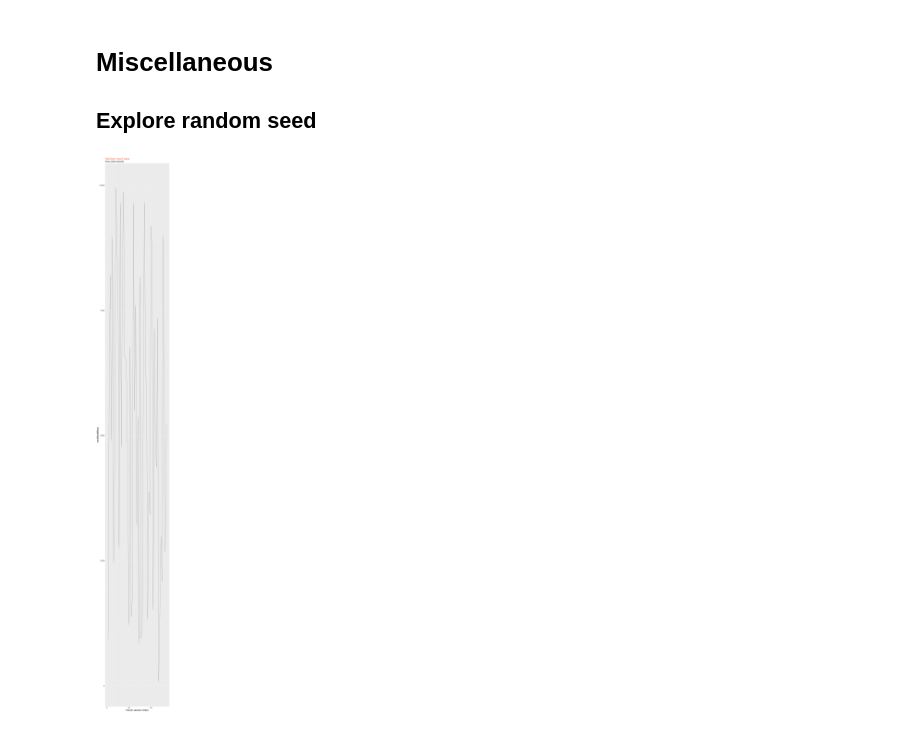
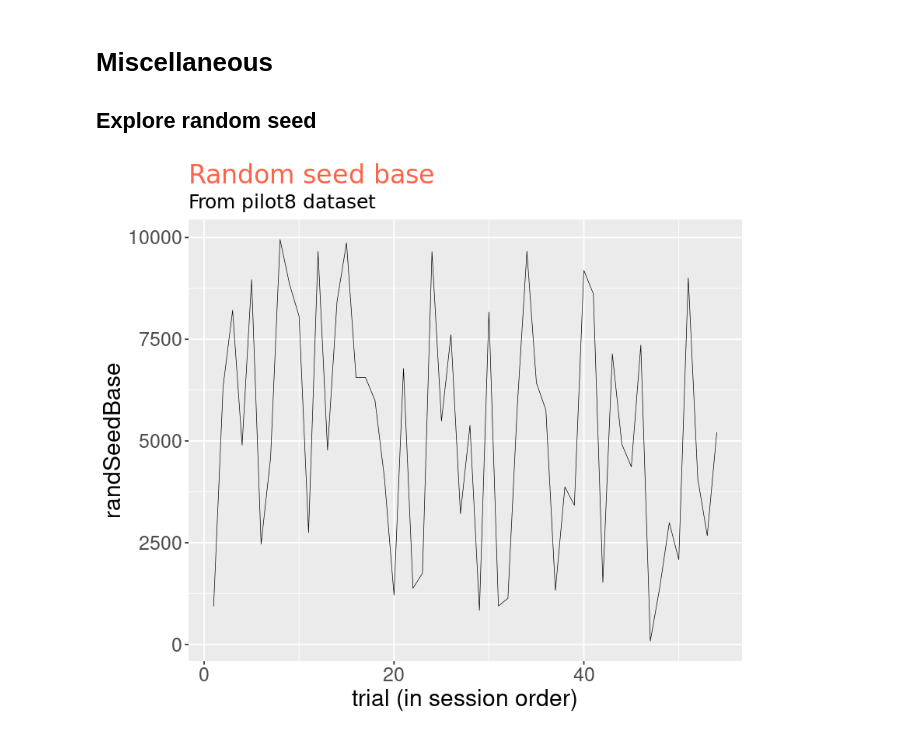
Before and after one commit to TheGoldLab/Analysis_SingleCP_DotsReversal, a Jupyter notebook: Python_scripts/pilot8.ipynb, the cells around one changed output. Saved outputs shown, nothing was run; the diff lists cells and outputs as text; code cells hidden in the pictures.

```diff
--- a/Python_scripts/pilot8.ipynb
+++ b/Python_scripts/pilot8.ipynb
@@ -622,23 +577,27 @@ ggplot(tb[[DOTS]][cohDots,on=c("trialCount","frameIdx")], aes(x=frameIdx, y=numC
 ##  Explore random seed
 # %%
 seedTable <- tb[[TRIALS]][,.(randSeedBase,trialIndex),by=trialCount]
+
+# control output figure size
+options(repr.plot.width=7, repr.plot.height=6)
+
 g <- ggplot(seedTable, aes(x=trialCount, y=randSeedBase)) +
   geom_line(size=.2) #+  geom_point(aes(shape=factor(presenceCP), col=factor(viewingDuration)),size=3)
 
 # Add Title and Labels
 g + labs(title="Random seed base",
          subtitle=paste("From pilot",PILOT_NUMBER," dataset",sep=""),
          y="randSeedBase",
          x="trial (in session order)") + theme(plot.title=element_text(size=20,
                                     family="American Typewriter",
                                     color="tomato",
                                     lineheight=1.2),  # title
             plot.subtitle=element_text(size=15,
                                        family="American Typewriter"),  # subtitle
             plot.caption=element_text(size=15),  # caption
             axis.title.x=element_text(size=AXES_LABEL_FONT),  # X axis title
             axis.title.y=element_text(size=AXES_LABEL_FONT),  # Y axis title
             axis.text.x=element_text(size=AXES_FONT),  # X axis text
             axis.text.y=element_text(size=AXES_FONT))  # Y axis text
 # %% [output]
-[figure, old version]
+[figure, new version]
```
Also changed, not shown: parts of 9 cells of this notebook.
